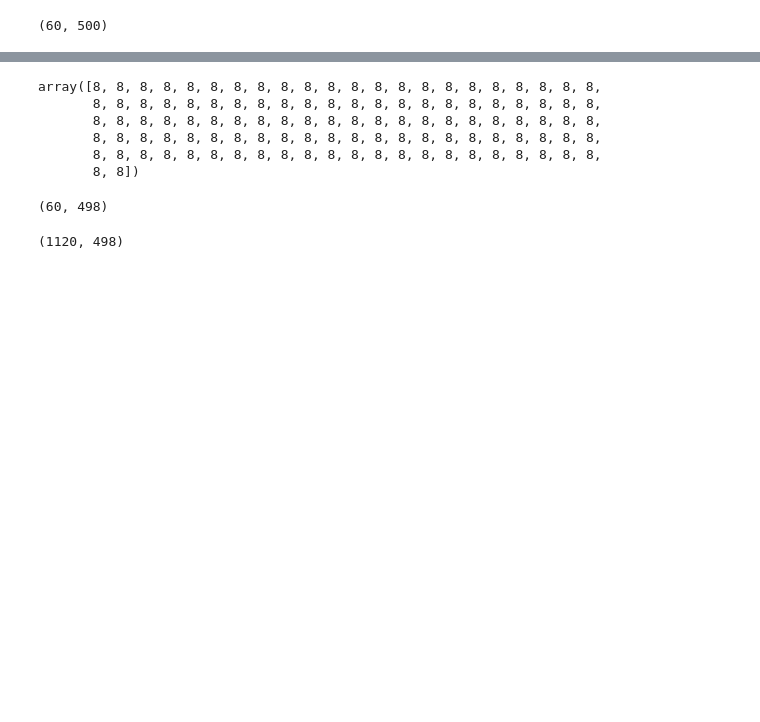
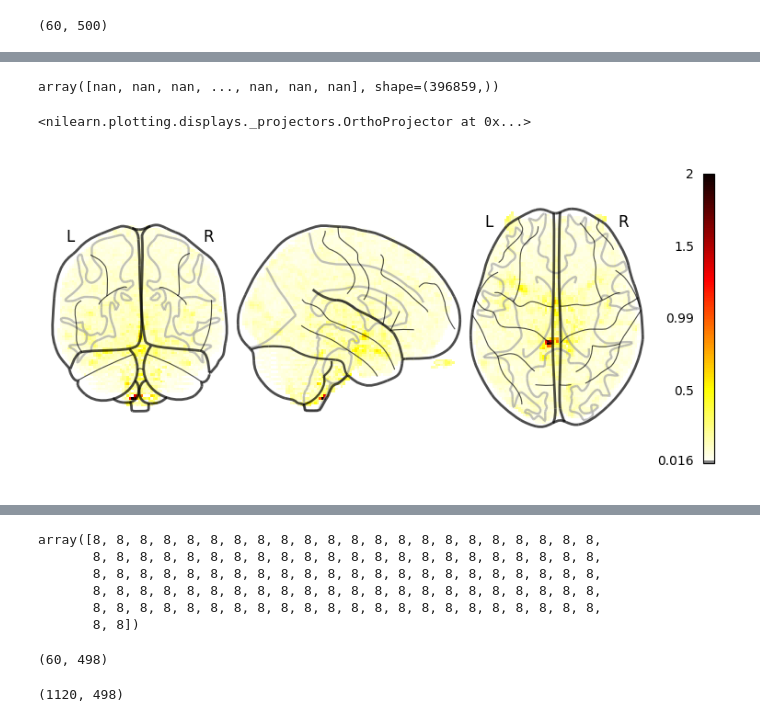
Before and after one commit to GAldegheri/dyncontext, a Jupyter notebook: notebooks/TestMVPAPipeline.ipynb, the cells around one changed output, grey strips where cells are left out. Saved outputs shown, nothing was run; the diff lists cells and outputs as text; code cells hidden in the pictures; blank space fills up the shorter version.

```diff
--- a/notebooks/TestMVPAPipeline.ipynb
+++ b/notebooks/TestMVPAPipeline.ipynb
@@ -39,0 +60,13 @@ Error:
+# %%
+coords = wholebrain_dataset.voxel_coords
+i, j, k = coords[:, 0], coords[:, 1], coords[:, 2]
+# %%
+wholebrain_map = np.full((79, 95, 79), np.nan)
+# %%
+wholebrain_map[i, j, k] = wholebrain_dataset.data[0, :]
+# %%
+wholebrain_dataset.data[0, :]
+# %% [output]
+array([nan, nan, nan, ..., nan, nan, nan], shape=(396859,))
+# %%
+wholebrain_map = nib.Nifti1Image(wholebrain_map, affine=wholebrain_dataset.affine)
@@ -39,0 +75,5 @@ Error:
+# %%
+plot_glass_brain(wholebrain_map)
+# %% [output]
+<nilearn.plotting.displays._projectors.OrthoProjector at 0x...>
+[figure, added]
```
Also changed, not shown: parts of 15 cells of this notebook, 13 other files.
